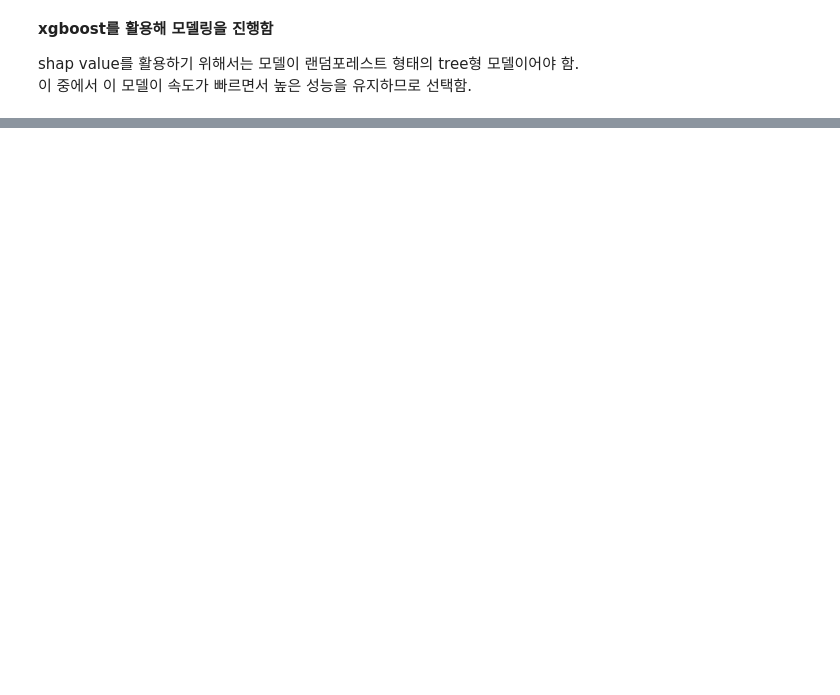
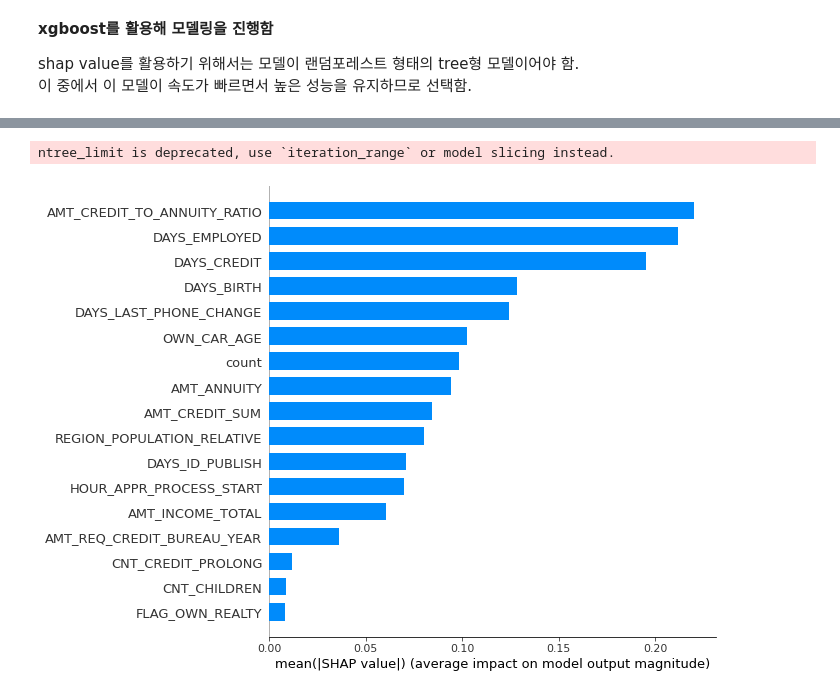
Before and after one commit to LeeSY2/Online-Classes, a Jupyter notebook: 누구에게 돈을 빌려줄것인가.ipynb, the cells around one changed output, grey strips where cells are left out. Saved outputs shown, nothing was run; the diff lists cells and outputs as text; code cells hidden in the pictures; blank space fills up the shorter version.

```diff
--- a/누구에게 돈을 빌려줄것인가.ipynb
+++ b/누구에게 돈을 빌려줄것인가.ipynb
@@ -212,11 +216,11 @@ Index(['SK_ID_CURR', 'TARGET', 'FLAG_OWN_REALTY', 'CNT_CHILDREN',
       dtype='object')
 # %%
-input_var = ['SK_ID_CURR', 'TARGET', 'FLAG_OWN_REALTY', 'CNT_CHILDREN',
+input_var = ['FLAG_OWN_REALTY', 'CNT_CHILDREN',
        'AMT_INCOME_TOTAL', 'AMT_ANNUITY', 'REGION_POPULATION_RELATIVE',
        'DAYS_BIRTH', 'DAYS_EMPLOYED', 'DAYS_ID_PUBLISH', 'OWN_CAR_AGE',
        'HOUR_APPR_PROCESS_START', 'DAYS_LAST_PHONE_CHANGE',
        'AMT_REQ_CREDIT_BUREAU_YEAR', 'AMT_CREDIT_TO_ANNUITY_RATIO',
-       'AMT_CREDIT_SUM', 'DAYS_CREDIT', 'CNT_CREDIT_PROLONG']
+       'AMT_CREDIT_SUM', 'DAYS_CREDIT', 'CNT_CREDIT_PROLONG', 'count']
 # %% [markdown]
 **xgboost를 활용해 모델링을 진행함**
 
@@ -234,4 +231,5 @@ Successfully installed xgboost-1.6.0
 # %%
 from xgboost import XGBClassifier
 # %%
-model = XGBClassifier(n_estimator=100, learning_rate=0.1)
+model = XGBClassifier(n_estimators=100, learning_rate=0.1)
+model.fit(train[input_var],train['TARGET'])
@@ -237,0 +273,8 @@ model = XGBClassifier(n_estimator=100, learning_rate=0.1)
+# %%
+shap_values = shap.TreeExplainer(model).shap_values(train[input_var])
+# %% [output]
+ntree_limit is deprecated, use `iteration_range` or model slicing instead.
+# %%
+shap.summary_plot(shap_values, train[input_var], plot_type='bar')
+# %% [output]
+[figure, added]
```
Also changed, not shown: parts of 37 cells of this notebook.
